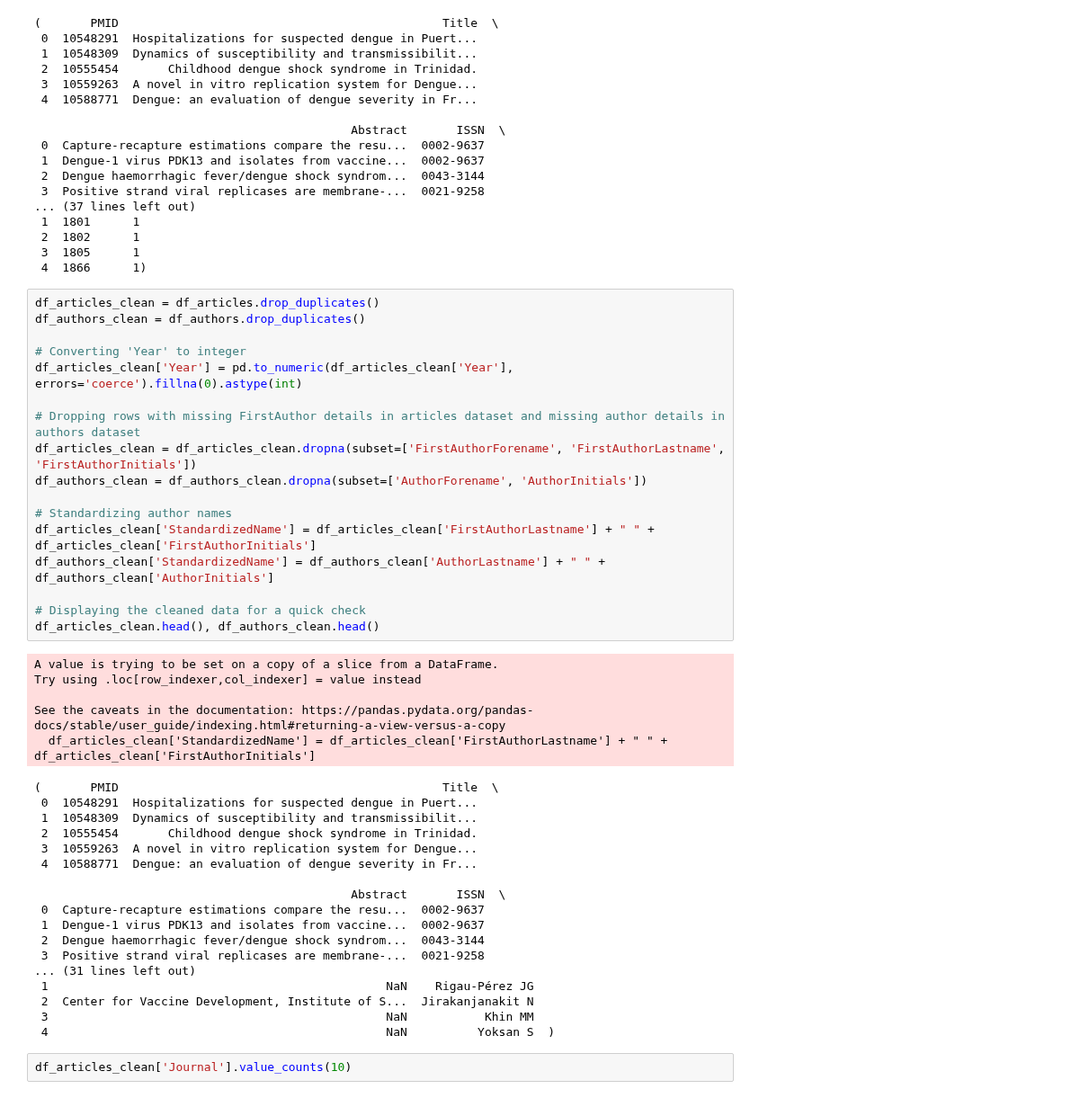
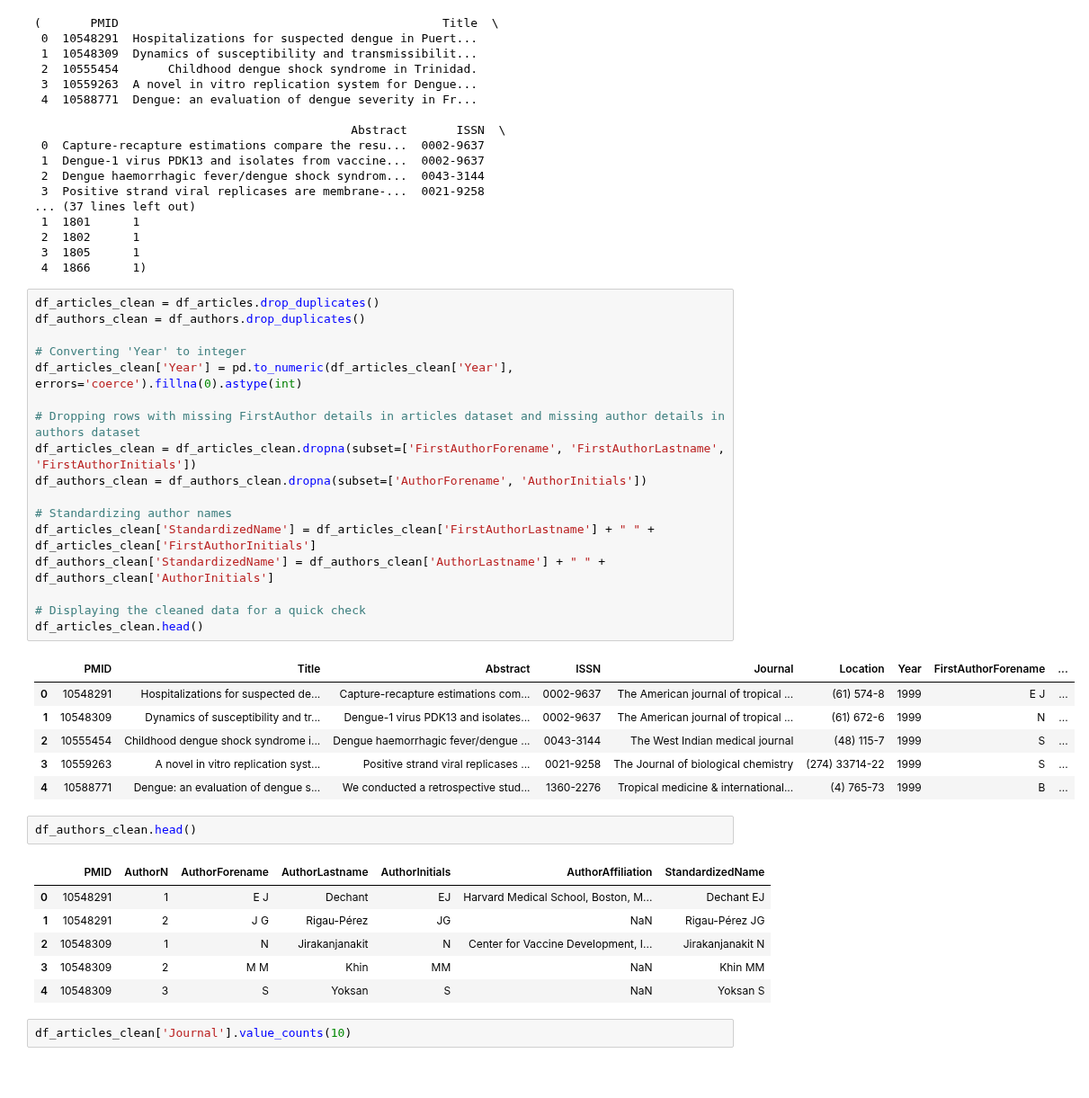
Before and after one commit to gnc506/Skills_Assessment, a Jupyter notebook: Skills_Assessment_2_asha.ipynb, the cells around one changed output. Shown at 90% size. Drawn from its saved outputs; the diff is of its cells as text; blank space fills up the shorter version.

```diff
--- a/Skills_Assessment_2_asha.ipynb
+++ b/Skills_Assessment_2_asha.ipynb
@@ -39,43 +41,36 @@ df_articles.head(), df_authors.head(), df_paper_counts.head()
 # %%
 df_articles_clean = df_articles.drop_duplicates()
 df_authors_clean = df_authors.drop_duplicates()
 
 # Converting 'Year' to integer
 df_articles_clean['Year'] = pd.to_numeric(df_articles_clean['Year'], errors='coerce').fillna(0).astype(int)
 
 # Dropping rows with missing FirstAuthor details in articles dataset and missing author details in authors dataset
 df_articles_clean = df_articles_clean.dropna(subset=['FirstAuthorForename', 'FirstAuthorLastname', 'FirstAuthorInitials'])
 df_authors_clean = df_authors_clean.dropna(subset=['AuthorForename', 'AuthorInitials'])
 
 # Standardizing author names
 df_articles_clean['StandardizedName'] = df_articles_clean['FirstAuthorLastname'] + " " + df_articles_clean['FirstAuthorInitials']
 df_authors_clean['StandardizedName'] = df_authors_clean['AuthorLastname'] + " " + df_authors_clean['AuthorInitials']
 
 # Displaying the cleaned data for a quick check
-df_articles_clean.head(), df_authors_clean.head()
+df_articles_clean.head()
 # %% [output]
-A value is trying to be set on a copy of a slice from a DataFrame.
-Try using .loc[row_indexer,col_indexer] = value instead
-
-See the caveats in the documentation: https://pandas.pydata.org/pandas-docs/stable/user_guide/indexing.html#returning-a-view-versus-a-copy
-  df_articles_clean['StandardizedName'] = df_articles_clean['FirstAuthorLastname'] + " " + df_articles_clean['FirstAuthorInitials']
-(       PMID                                              Title  \
- 0  10548291  Hospitalizations for suspected dengue in Puert...
- 1  10548309  Dynamics of susceptibility and transmissibilit...
- 2  10555454       Childhood dengue shock syndrome in Trinidad.
- 3  10559263  A novel in vitro replication system for Dengue...
- 4  10588771  Dengue: an evaluation of dengue severity in Fr...
-
-                                             Abstract       ISSN  \
- 0  Capture-recapture estimations compare the resu...  0002-9637
- 1  Dengue-1 virus PDK13 and isolates from vaccine...  0002-9637
- 2  Dengue haemorrhagic fever/dengue shock syndrom...  0043-3144
- 3  Positive strand viral replicases are membrane-...  0021-9258
-... (31 lines left out)
- 1                                                NaN    Rigau-Pérez JG
- 2  Center for Vaccine Development, Institute of S...  Jirakanjanakit N
- 3                                                NaN           Khin MM
- 4                                                NaN          Yoksan S  )
+|  | PMID | Title | Abstract | ISSN | Journal | Location | Year | FirstAuthorForename | ... |
+| 0 | 10548291 | Hospitalizations for suspected de... | Capture-recapture estimations com... | 0002-9637 | The American journal of tropical ... | (61) 574-8 | 1999 | E J | ... |
+| 1 | 10548309 | Dynamics of susceptibility and tr... | Dengue-1 virus PDK13 and isolates... | 0002-9637 | The American journal of tropical ... | (61) 672-6 | 1999 | N | ... |
+| 2 | 10555454 | Childhood dengue shock syndrome i... | Dengue haemorrhagic fever/dengue ... | 0043-3144 | The West Indian medical journal | (48) 115-7 | 1999 | S | ... |
+| 3 | 10559263 | A novel in vitro replication syst... | Positive strand viral replicases ... | 0021-9258 | The Journal of biological chemistry | (274) 33714-22 | 1999 | S | ... |
+| 4 | 10588771 | Dengue: an evaluation of dengue s... | We conducted a retrospective stud... | 1360-2276 | Tropical medicine & international... | (4) 765-73 | 1999 | B | ... |
+# %%
+df_authors_clean.head()
+# %% [output]
+|  | PMID | AuthorN | AuthorForename | AuthorLastname | AuthorInitials | AuthorAffiliation | StandardizedName |
+| 0 | 10548291 | 1 | E J | Dechant | EJ | Harvard Medical School, Boston, M... | Dechant EJ |
+| 1 | 10548291 | 2 | J G | Rigau-Pérez | JG | NaN | Rigau-Pérez JG |
+| 2 | 10548309 | 1 | N | Jirakanjanakit | N | Center for Vaccine Development, I... | Jirakanjanakit N |
+| 3 | 10548309 | 2 | M M | Khin | MM | NaN | Khin MM |
+| 4 | 10548309 | 3 | S | Yoksan | S | NaN | Yoksan S |
 # %%
 df_articles_clean['Journal'].value_counts(10)
 # %% [output]
```
Also changed, not shown: parts of 5 cells of this notebook.
